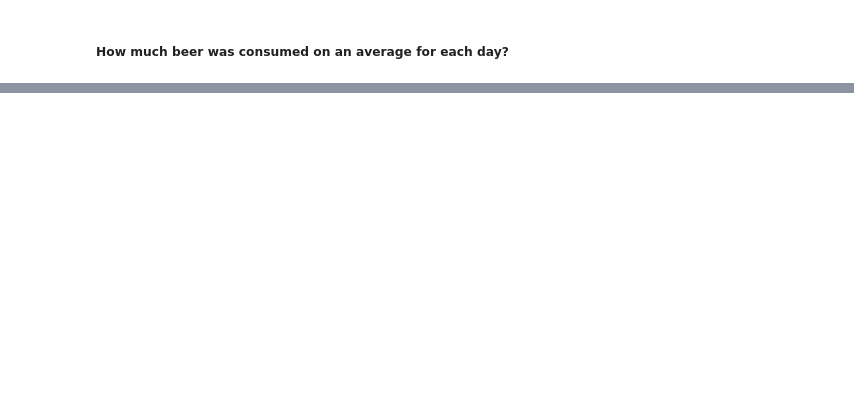
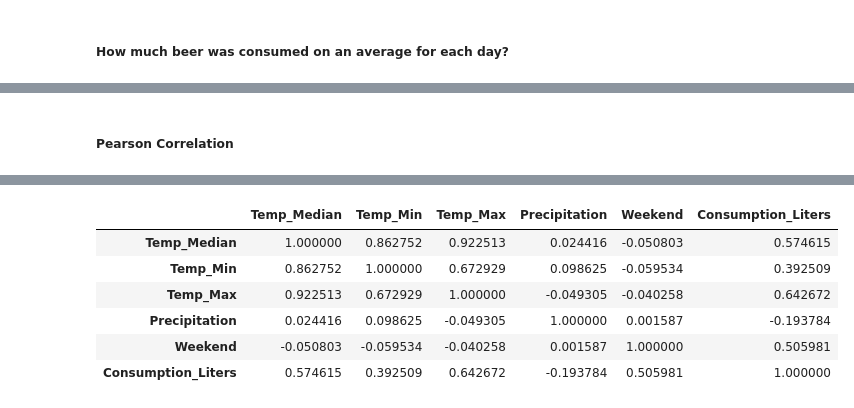
Before and after one commit to MarcelaMotta/consumo-cerveja, a Jupyter notebook: main.ipynb, the cells around one changed output, grey strips where cells are left out. Drawn from its saved outputs; the diff is of its cells as text; code cells hidden in the pictures; blank space fills up the shorter version.

Commit message:
Pearson Correlation

```diff
--- a/main.ipynb
+++ b/main.ipynb
@@ -131,0 +220,5 @@ nbformat.__version__
+# %% [markdown]
+##### Pearson Correlation
+# %%
+df.corr()
+# %% [output]
@@ -131,0 +226,7 @@ nbformat.__version__
+|  | Temp_Median | Temp_Min | Temp_Max | Precipitation | Weekend | Consumption_Liters |
+| Temp_Median | 1.000000 | 0.862752 | 0.922513 | 0.024416 | -0.050803 | 0.574615 |
+| Temp_Min | 0.862752 | 1.000000 | 0.672929 | 0.098625 | -0.059534 | 0.392509 |
+| Temp_Max | 0.922513 | 0.672929 | 1.000000 | -0.049305 | -0.040258 | 0.642672 |
+| Precipitation | 0.024416 | 0.098625 | -0.049305 | 1.000000 | 0.001587 | -0.193784 |
+| Weekend | -0.050803 | -0.059534 | -0.040258 | 0.001587 | 1.000000 | 0.505981 |
+| Consumption_Liters | 0.574615 | 0.392509 | 0.642672 | -0.193784 | 0.505981 | 1.000000 |
```
Also changed, not shown: parts of 22 cells of this notebook.
